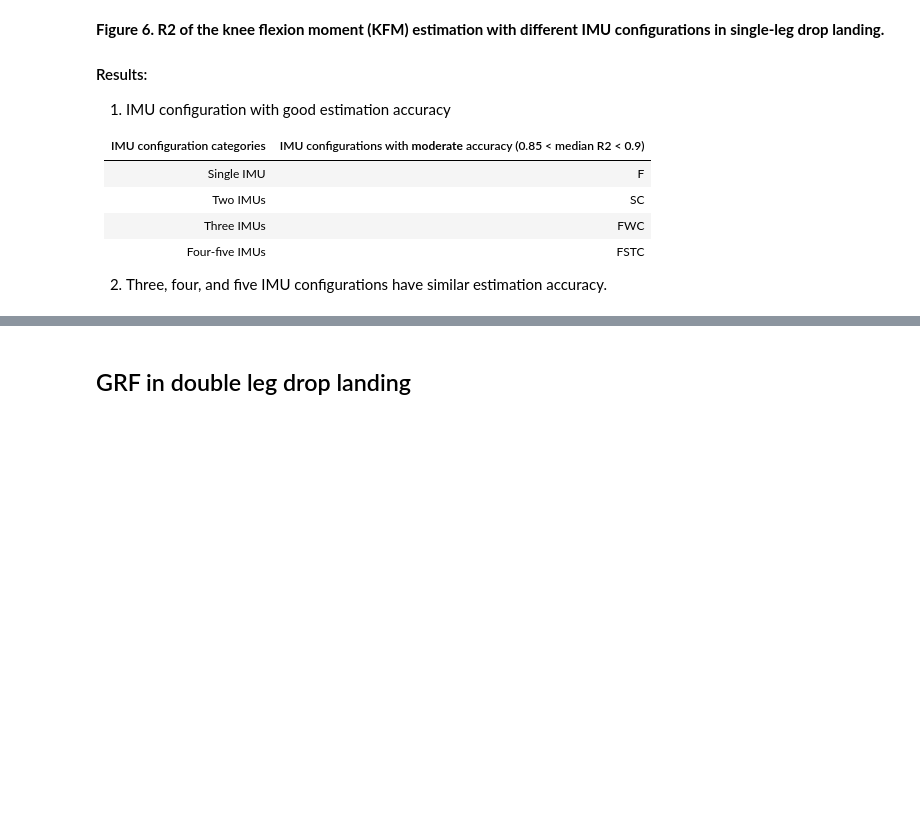
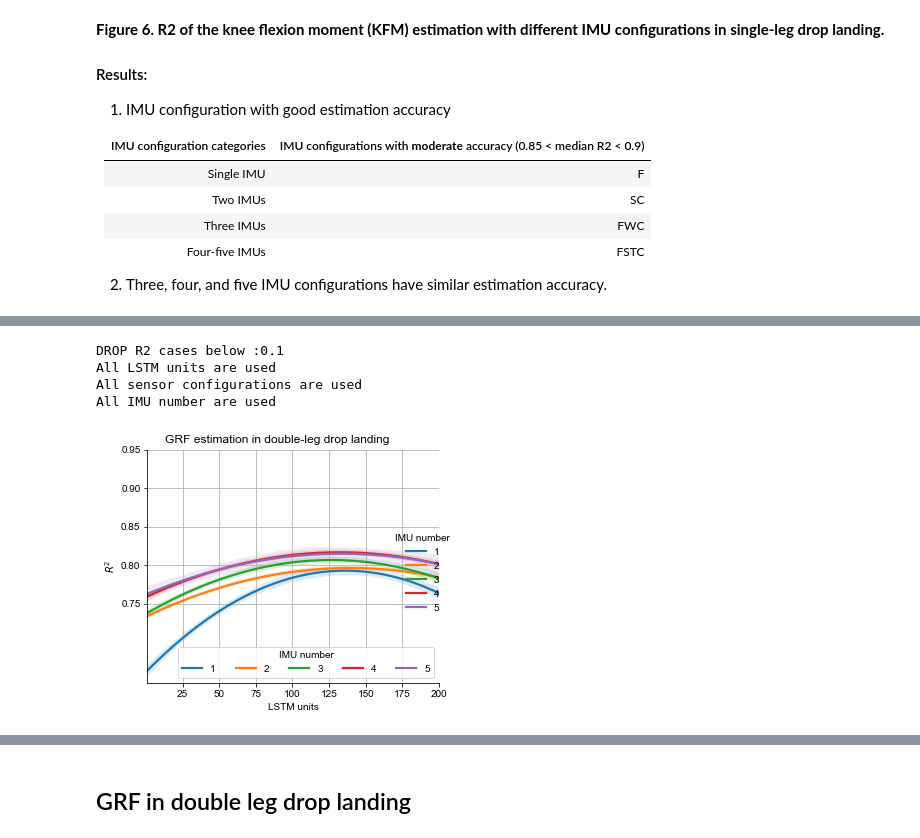
Before and after one commit to sunzhon/DataAnalysis, a Jupyter notebook: P5/drop_landing_estimation/script/jupyter-lab/results_analysis.ipynb, the cells around one changed output, grey strips where cells are left out. Saved outputs shown, nothing was run; the diff lists cells and outputs as text; code cells hidden in the pictures; blank space fills up the shorter version.

Commit message:
update visualization and delete vicon_imu_data_process folder

```diff
--- a/P5/drop_landing_estimation/script/jupyter-lab/results_analysis.ipynb
+++ b/P5/drop_landing_estimation/script/jupyter-lab/results_analysis.ipynb
@@ -257,2 +230,20 @@ statistic_metrics.loc[:,('mean','std')].round(3)
 # %%
 metrics.head(30)
+# %%
+# sensor config, lstm units
+combination_investigation_results = "/media/sun/DATA/Drop_landing_workspace/suntao/Results/Experiment_results/training_testing/1_collected_data/study_lstm_units_GRF/r2_metrics.csv"
+combination_investigation_results = "/media/sun/DATA/Drop_landing_workspace/suntao/Results/Experiment_results/training_testing/4_collected_sensor_lstm/r2_metrics.csv"
+fig_path,metrics = plot_overall_sensorconfig_modelsize_investigation_results(combination_investigation_results,
+                                                                            estimated_variable = 'GRF',
+                                                                            landing_manner='double_legs',
+                                                                            syn_features_label = False,
+                                                                            title = ' estimation in double-leg drop landing',
+                                                                            drop_value = 0.0,
+                                                                            hue = 'IMU number'
+                                                                        )
+# %% [output]
+DROP R2 cases below :0.1
+All LSTM units are used
+All sensor configurations are used
+All IMU number are used
+[figure, new version]
```
Also changed, not shown: parts of 30 cells of this notebook, 11 other files.
